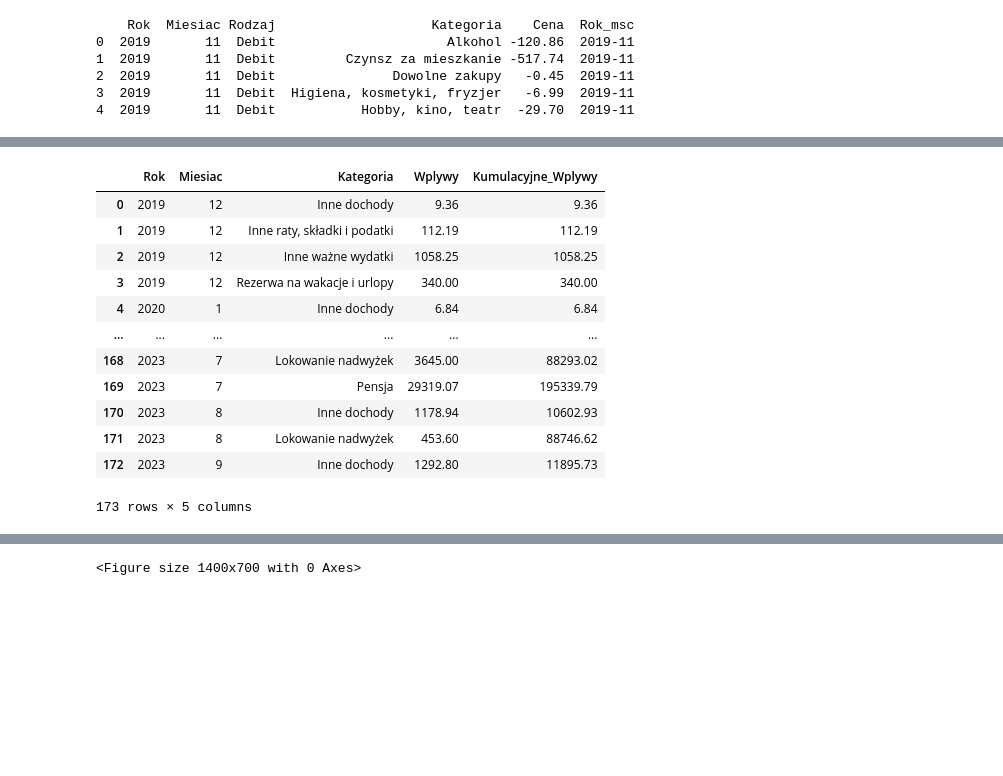
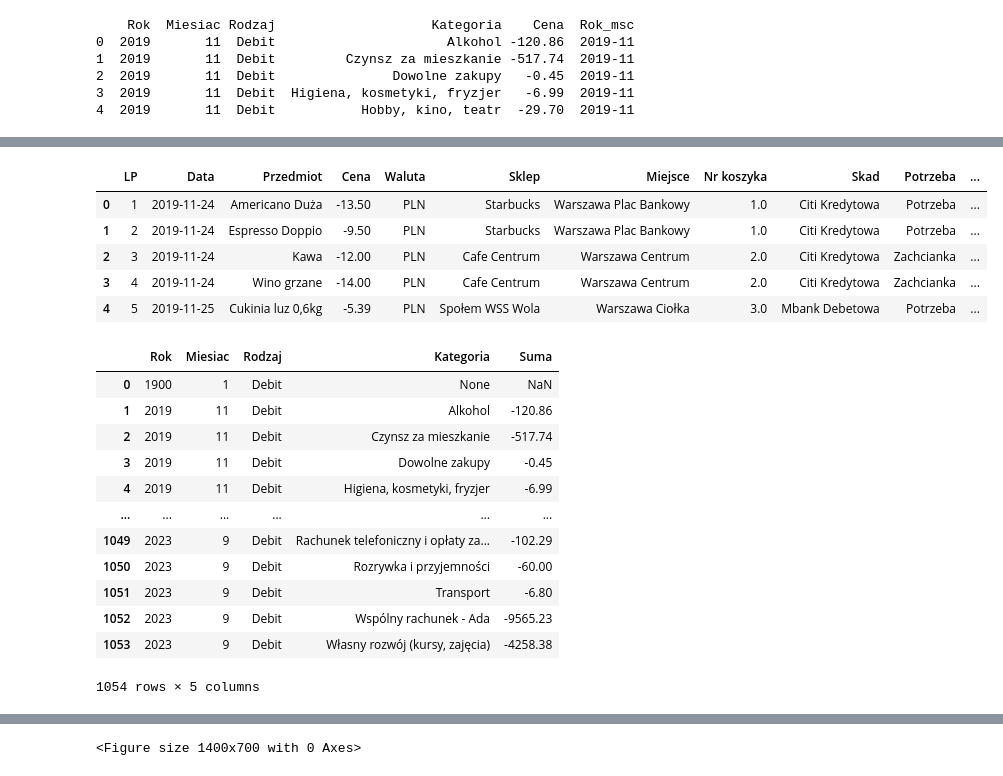
Before and after one commit to TGusciora/Python, a Jupyter notebook: DecisionTracker/001_TG_DecisionTracker.ipynb, the cells around one changed output, grey strips where cells are left out. Cells and saved outputs as stored; diff of their text form; code cells hidden in the pictures; blank space fills up the shorter version.

```diff
--- a/DecisionTracker/001_TG_DecisionTracker.ipynb
+++ b/DecisionTracker/001_TG_DecisionTracker.ipynb
@@ -195,3 +130,12 @@ plt.show()
+# %%
+wydatki.head()
+# %% [output]
+|  | LP | Data | Przedmiot | Cena | Waluta | Sklep | Miejsce | Nr koszyka | Skad | Potrzeba | ... |
+| 0 | 1 | 2019-11-24 | Americano Duża | -13.50 | PLN | Starbucks | Warszawa Plac Bankowy | 1.0 | Citi Kredytowa | Potrzeba | ... |
+| 1 | 2 | 2019-11-24 | Espresso Doppio | -9.50 | PLN | Starbucks | Warszawa Plac Bankowy | 1.0 | Citi Kredytowa | Potrzeba | ... |
+| 2 | 3 | 2019-11-24 | Kawa | -12.00 | PLN | Cafe Centrum | Warszawa Centrum | 2.0 | Citi Kredytowa | Zachcianka | ... |
+| 3 | 4 | 2019-11-24 | Wino grzane | -14.00 | PLN | Cafe Centrum | Warszawa Centrum | 2.0 | Citi Kredytowa | Zachcianka | ... |
+| 4 | 5 | 2019-11-25 | Cukinia luz 0,6kg | -5.39 | PLN | Społem WSS Wola | Warszawa Ciołka | 3.0 | Mbank Debetowa | Potrzeba | ... |
 # %%
 df = wydatki
 
@@ -234,22 +183,22 @@ cumulative_expenses_sum = monthly_expenses_by_type.groupby(['Rok', 'Miesiac'])['
 cumulative_expenses_sum = cumulative_expenses_sum.rename(columns={'Kumulacyjne_Wydatki': 'Suma_Kumulacyjnych_Wydatkow'})
 cumulative_expenses_structure = pd.merge(monthly_expenses_by_type, cumulative_expenses_sum, on=['Rok', 'Miesiac'])
 cumulative_expenses_structure['Procent_Kumulacyjny'] = cumulative_expenses_structure['Kumulacyjne_Wydatki'] / cumulative_expenses_structure['Suma_Kumulacyjnych_Wydatkow']
-# %%
-monthly_income_by_type
-# %% [output]
-|  | Rok | Miesiac | Kategoria | Wplywy | Kumulacyjne_Wplywy |
-| 0 | 2019 | 12 | Inne dochody | 9.36 | 9.36 |
-| 1 | 2019 | 12 | Inne raty, składki i podatki | 112.19 | 112.19 |
-| 2 | 2019 | 12 | Inne ważne wydatki | 1058.25 | 1058.25 |
-| 3 | 2019 | 12 | Rezerwa na wakacje i urlopy | 340.00 | 340.00 |
-| 4 | 2020 | 1 | Inne dochody | 6.84 | 6.84 |
-| ... | ... | ... | ... | ... | ... |
-| 168 | 2023 | 7 | Lokowanie nadwyżek | 3645.00 | 88293.02 |
-| 169 | 2023 | 7 | Pensja | 29319.07 | 195339.79 |
-| 170 | 2023 | 8 | Inne dochody | 1178.94 | 10602.93 |
-| 171 | 2023 | 8 | Lokowanie nadwyżek | 453.60 | 88746.62 |
-| 172 | 2023 | 9 | Inne dochody | 1292.80 | 11895.73 |
-173 rows × 5 columns
+# %%
+monthly_data
+# %% [output]
+|  | Rok | Miesiac | Rodzaj | Kategoria | Suma |
+| 0 | 1900 | 1 | Debit | None | NaN |
+| 1 | 2019 | 11 | Debit | Alkohol | -120.86 |
+| 2 | 2019 | 11 | Debit | Czynsz za mieszkanie | -517.74 |
+| 3 | 2019 | 11 | Debit | Dowolne zakupy | -0.45 |
+| 4 | 2019 | 11 | Debit | Higiena, kosmetyki, fryzjer | -6.99 |
+| ... | ... | ... | ... | ... | ... |
+| 1049 | 2023 | 9 | Debit | Rachunek telefoniczny i opłaty za... | -102.29 |
+| 1050 | 2023 | 9 | Debit | Rozrywka i przyjemności | -60.00 |
+| 1051 | 2023 | 9 | Debit | Transport | -6.80 |
+| 1052 | 2023 | 9 | Debit | Wspólny rachunek - Ada | -9565.23 |
+| 1053 | 2023 | 9 | Debit | Własny rozwój (kursy, zajęcia) | -4258.38 |
+1054 rows × 5 columns
 # %%
 
 # 5. Tworzenie wykresów
```
Also changed, not shown: parts of 13 cells of this notebook, 1 other file.
